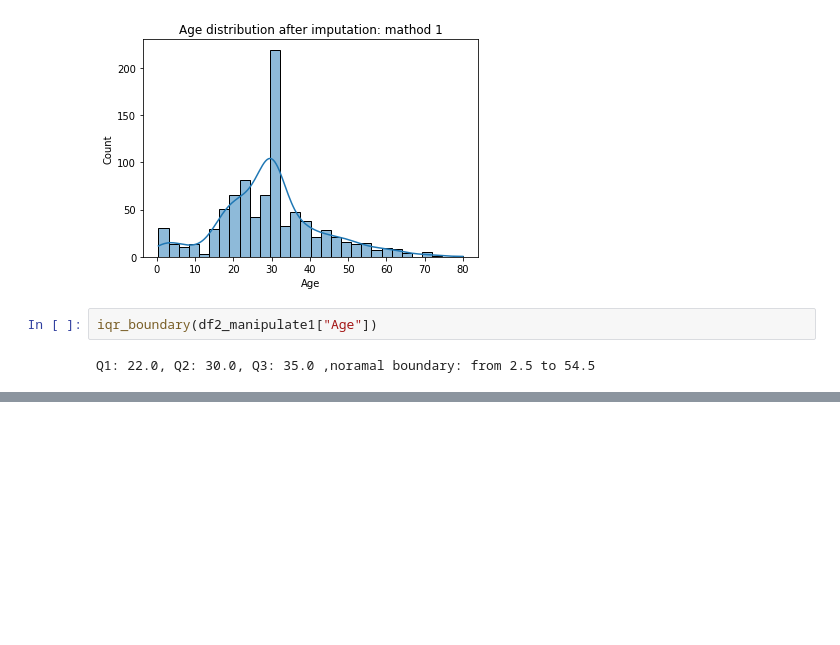
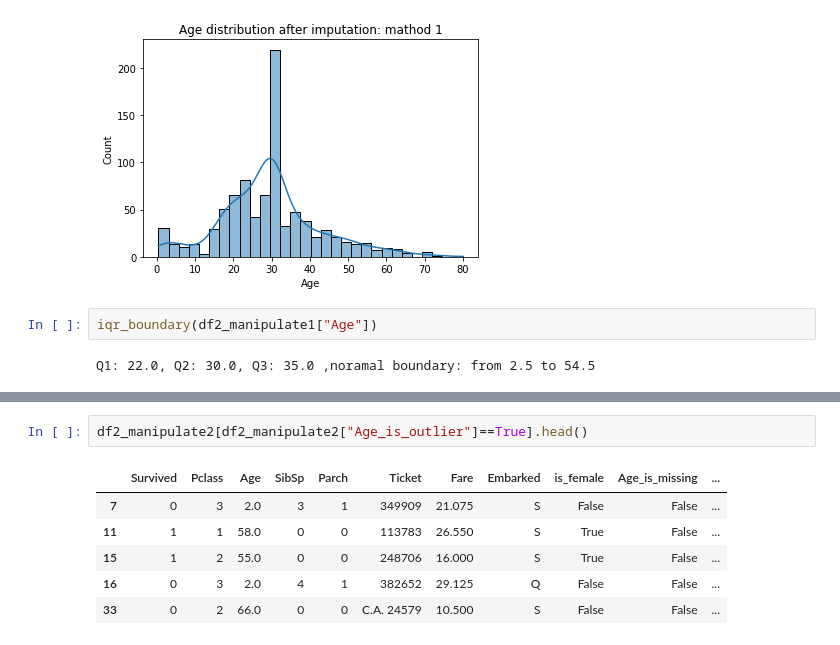
Before and after one commit to haku9627/Kaggle, a Jupyter notebook: Titanic/Titanic-MachineLearningFromDisaster.ipynb, the cells around one changed output, grey strips where cells are left out. Drawn from its saved outputs; the diff is of its cells as text; blank space fills up the shorter version.

```diff
--- a/Titanic/Titanic-MachineLearningFromDisaster.ipynb
+++ b/Titanic/Titanic-MachineLearningFromDisaster.ipynb
@@ -450,3 +472,12 @@ Q1: 22.0, Q2: 30.0, Q3: 35.0 ,noramal boundary: from 2.5 to 54.5
+# %%
+df2_manipulate2[df2_manipulate2["Age_is_outlier"]==True].head()
+# %% [output]
+|  | Survived | Pclass | Age | SibSp | Parch | Ticket | Fare | Embarked | is_female | Age_is_missing | ... |
+| 7 | 0 | 3 | 2.0 | 3 | 1 | 349909 | 21.075 | S | False | False | ... |
+| 11 | 1 | 1 | 58.0 | 0 | 0 | 113783 | 26.550 | S | True | False | ... |
+| 15 | 1 | 2 | 55.0 | 0 | 0 | 248706 | 16.000 | S | True | False | ... |
+| 16 | 0 | 3 | 2.0 | 4 | 1 | 382652 | 29.125 | Q | False | False | ... |
+| 33 | 0 | 2 | 66.0 | 0 | 0 | C.A. 24579 | 10.500 | S | False | False | ... |
 # %% [markdown]
 ### SibSp and Parch
 - In 891 people, most of their "SibSp" and "Parch" is 0, 1 or 2.
```
Also changed, not shown: parts of 27 cells of this notebook.
